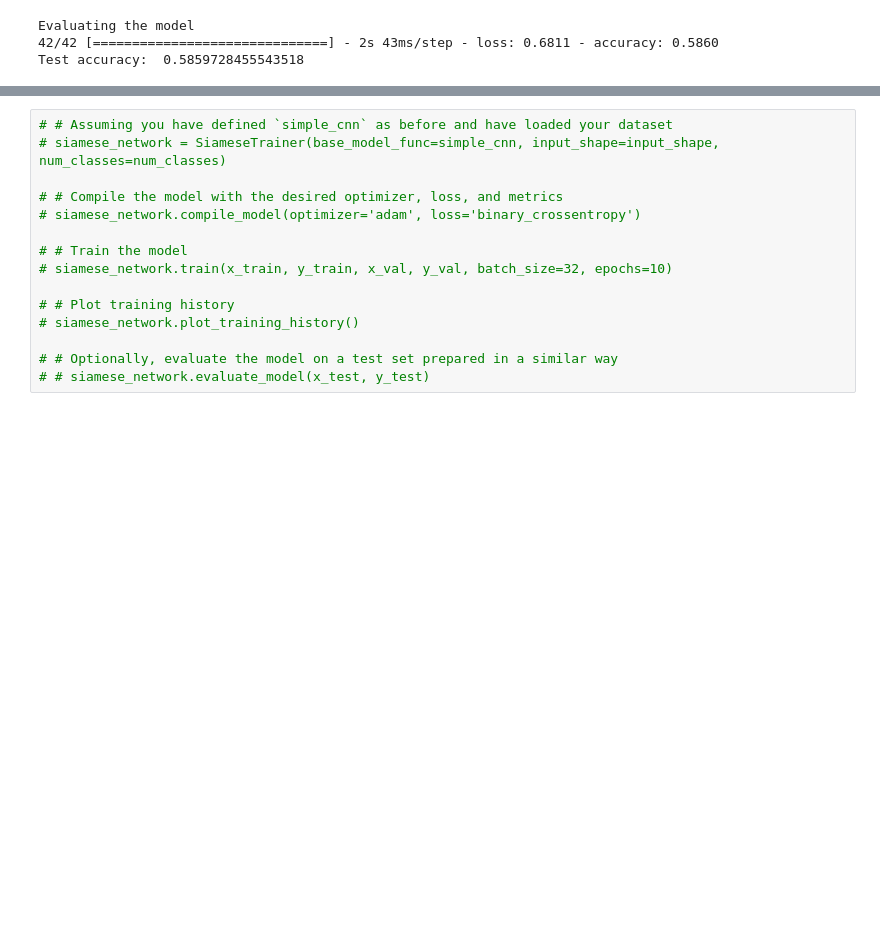
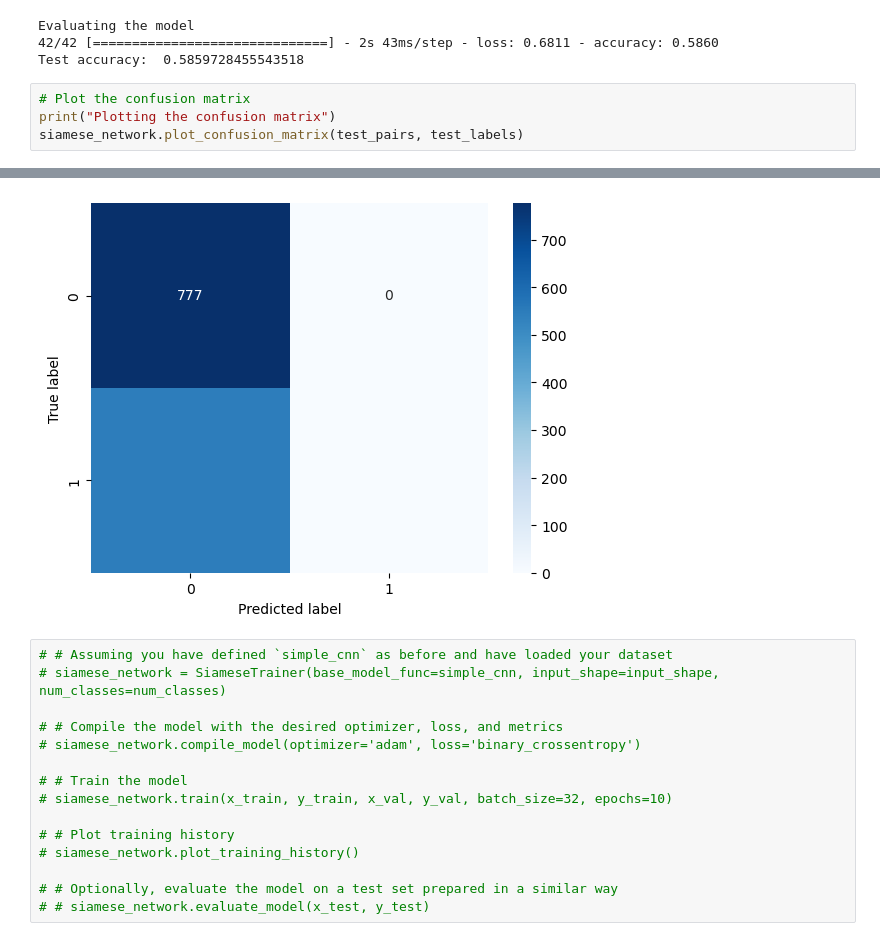
Before and after one commit to jufch/SiameseNetwork, a Jupyter notebook: Siamese_training.ipynb, the cells around one changed output, grey strips where cells are left out. Cells and saved outputs as stored; diff of their text form; blank space fills up the shorter version.

```diff
--- a/Siamese_training.ipynb
+++ b/Siamese_training.ipynb
@@ -254,3 +254,8 @@ Plotting the training history
 Evaluating the model
 42/42 [==============================] - 2s 43ms/step - loss: 0.6811 - accuracy: 0.5860
 Test accuracy:  0.5859728455543518
+# %%
+# Plot the confusion matrix
+print("Plotting the confusion matrix")
+siamese_network.plot_confusion_matrix(test_pairs, test_labels)
+# %% [output]
@@ -257,3 +264,4 @@ Test accuracy:  0.5859728455543518
+[figure, added]
 # %%
 # # Assuming you have defined `simple_cnn` as before and have loaded your dataset
 # siamese_network = SiameseTrainer(base_model_func=simple_cnn, input_shape=input_shape, num_classes=num_classes)
```
Also changed, not shown: parts of 1 cell of this notebook, 2 other files.
